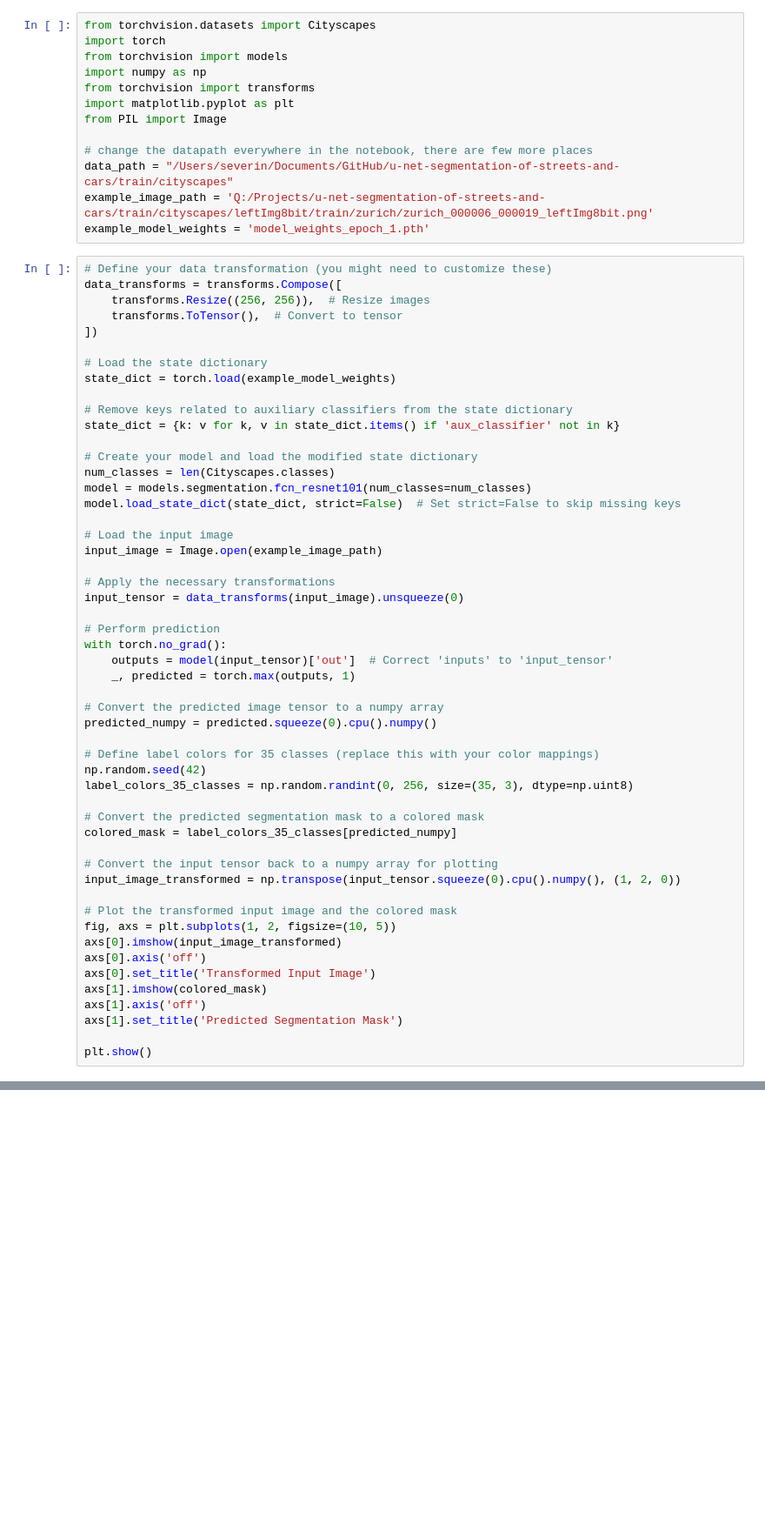
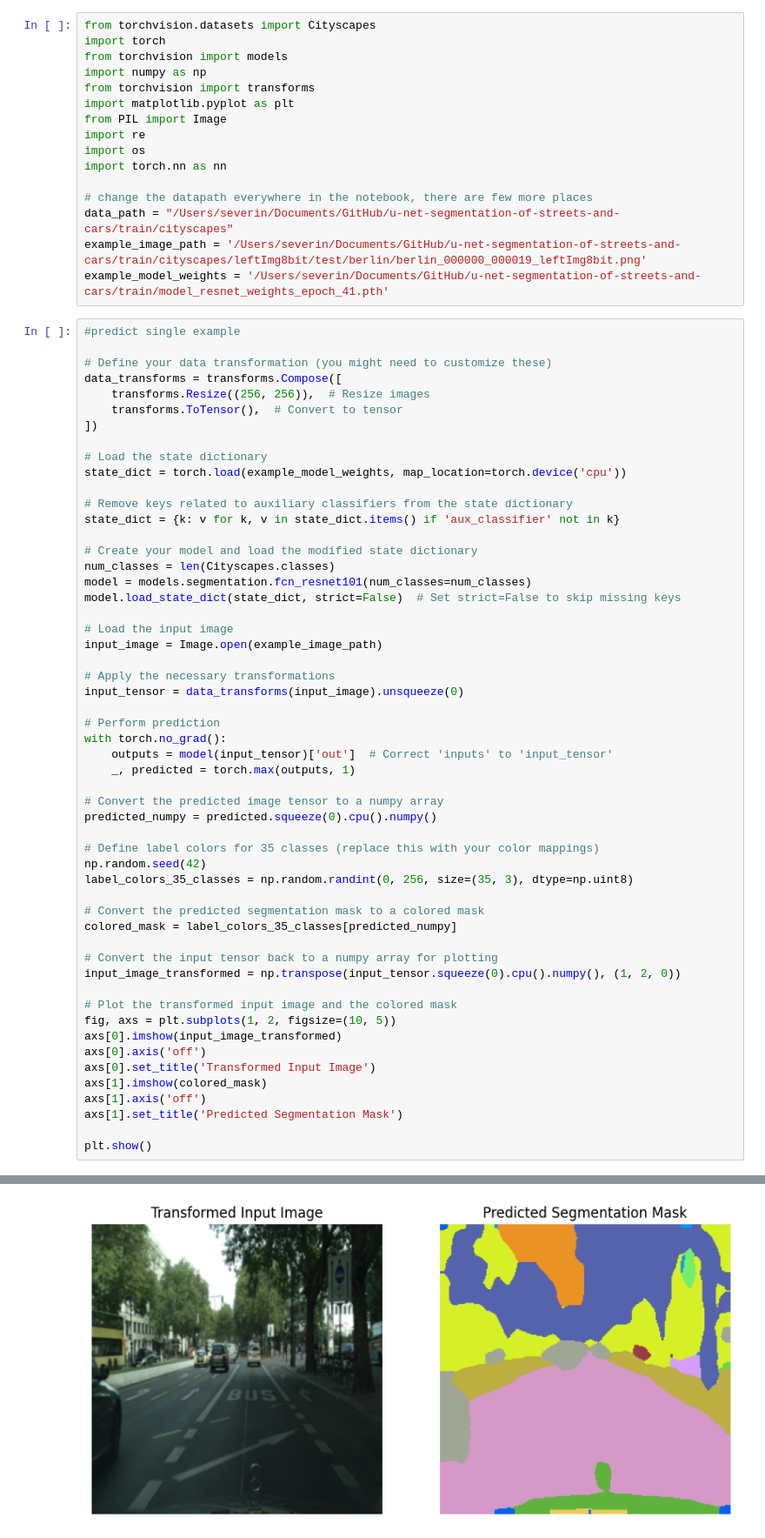
Before and after one commit to severinlindenmann/segmentation-of-streets-and-cars, a Jupyter notebook: predict/predict_resnet.ipynb, the cells around one changed output, grey strips where cells are left out. Shown at 87% size. Cells and saved outputs as stored; diff of their text form; blank space fills up the shorter version.

```diff
--- a/predict/predict_resnet.ipynb
+++ b/predict/predict_resnet.ipynb
@@ -6,12 +6,17 @@ import numpy as np
 from torchvision import transforms
 import matplotlib.pyplot as plt
 from PIL import Image
+import re
+import os
+import torch.nn as nn
 
 # change the datapath everywhere in the notebook, there are few more places
 data_path = "/Users/severin/Documents/GitHub/u-net-segmentation-of-streets-and-cars/train/cityscapes"
-example_image_path = 'Q:/Projects/u-net-segmentation-of-streets-and-cars/train/cityscapes/leftImg8bit/train/zurich/zurich_000006_000019_leftImg8bit.png'
-example_model_weights = 'model_weights_epoch_1.pth'
+example_image_path = '/Users/severin/Documents/GitHub/u-net-segmentation-of-streets-and-cars/train/cityscapes/leftImg8bit/test/berlin/berlin_000000_000019_leftImg8bit.png'
+example_model_weights = '/Users/severin/Documents/GitHub/u-net-segmentation-of-streets-and-cars/train/model_resnet_weights_epoch_41.pth'
 # %%
+#predict single example
+
 # Define your data transformation (you might need to customize these)
 data_transforms = transforms.Compose([
     transforms.Resize((256, 256)),  # Resize images
@@ -19,7 +24,7 @@ data_transforms = transforms.Compose([
 ])
 
 # Load the state dictionary
-state_dict = torch.load(example_model_weights)
+state_dict = torch.load(example_model_weights, map_location=torch.device('cpu'))
 
 # Remove keys related to auxiliary classifiers from the state dictionary
 state_dict = {k: v for k, v in state_dict.items() if 'aux_classifier' not in k}
@@ -68 +72,2 @@ FileNotFoundError: [Errno 2] No such file or directory: 'model_weights_epoch_1.p
+[figure, added]
 # %%
```
Also changed, not shown: parts of 5 cells of this notebook, 4 other files.
